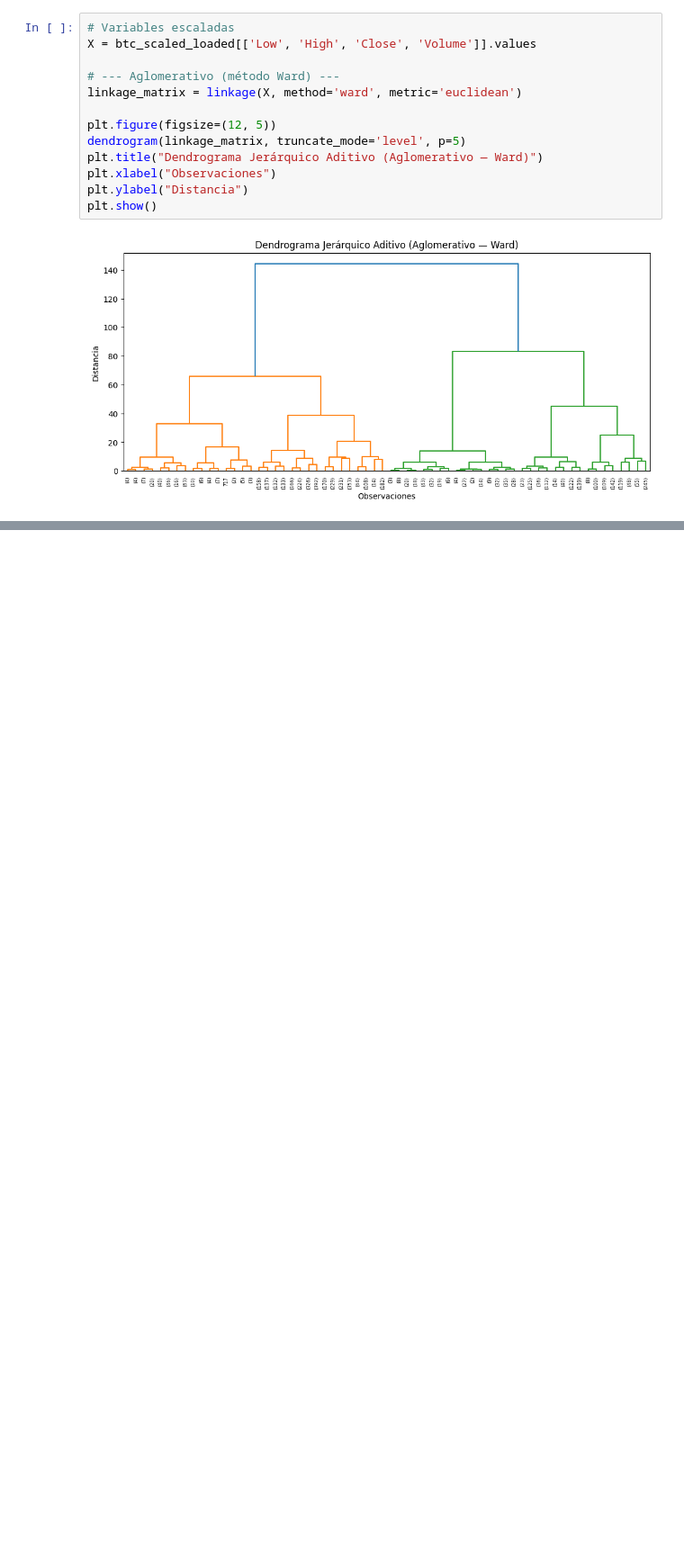
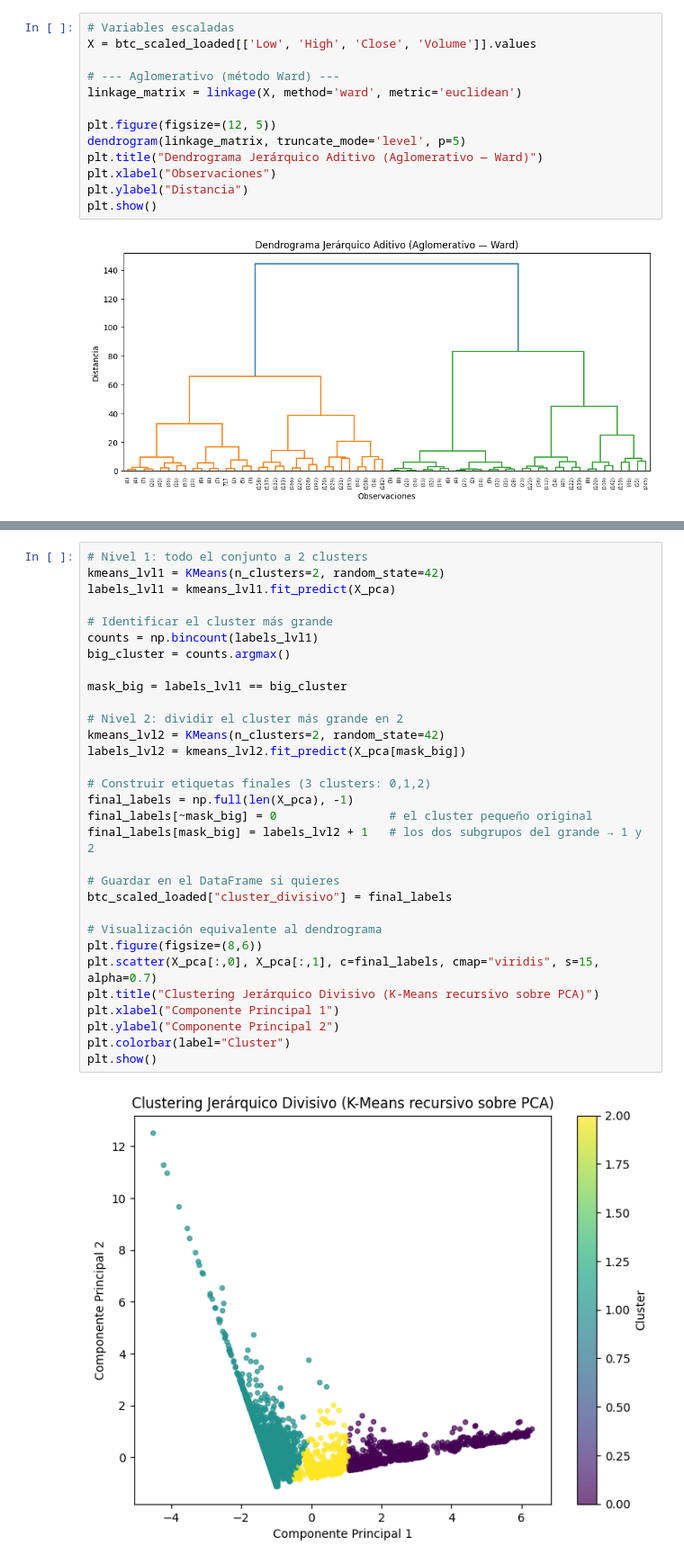
Before and after one commit to AlexandreKc/SUMATIVA2_IDN, a Jupyter notebook: notebook/BI_T3_SebastianCarrera.ipynb, the cells around one changed output, grey strips where cells are left out. Shown at 90% size. Saved outputs shown, nothing was run; the diff lists cells and outputs as text; blank space fills up the shorter version.

```diff
--- a/notebook/BI_T3_SebastianCarrera.ipynb
+++ b/notebook/BI_T3_SebastianCarrera.ipynb
@@ -714,0 +773,33 @@ plt.show()
+# %%
+# Nivel 1: todo el conjunto a 2 clusters
+kmeans_lvl1 = KMeans(n_clusters=2, random_state=42)
+labels_lvl1 = kmeans_lvl1.fit_predict(X_pca)
+
+# Identificar el cluster más grande
+counts = np.bincount(labels_lvl1)
+big_cluster = counts.argmax()
+
+mask_big = labels_lvl1 == big_cluster
+
+# Nivel 2: dividir el cluster más grande en 2
+kmeans_lvl2 = KMeans(n_clusters=2, random_state=42)
+labels_lvl2 = kmeans_lvl2.fit_predict(X_pca[mask_big])
+
+# Construir etiquetas finales (3 clusters: 0,1,2)
+final_labels = np.full(len(X_pca), -1)
+final_labels[~mask_big] = 0                # el cluster pequeño original
+final_labels[mask_big] = labels_lvl2 + 1   # los dos subgrupos del grande → 1 y 2
+
+# Guardar en el DataFrame si quieres
+btc_scaled_loaded["cluster_divisivo"] = final_labels
+
+# Visualización equivalente al dendrograma
+plt.figure(figsize=(8,6))
+plt.scatter(X_pca[:,0], X_pca[:,1], c=final_labels, cmap="viridis", s=15, alpha=0.7)
+plt.title("Clustering Jerárquico Divisivo (K-Means recursivo sobre PCA)")
+plt.xlabel("Componente Principal 1")
+plt.ylabel("Componente Principal 2")
+plt.colorbar(label="Cluster")
+plt.show()
+# %% [output]
+[figure, added]
```
Also changed, not shown: parts of 8 cells of this notebook.
